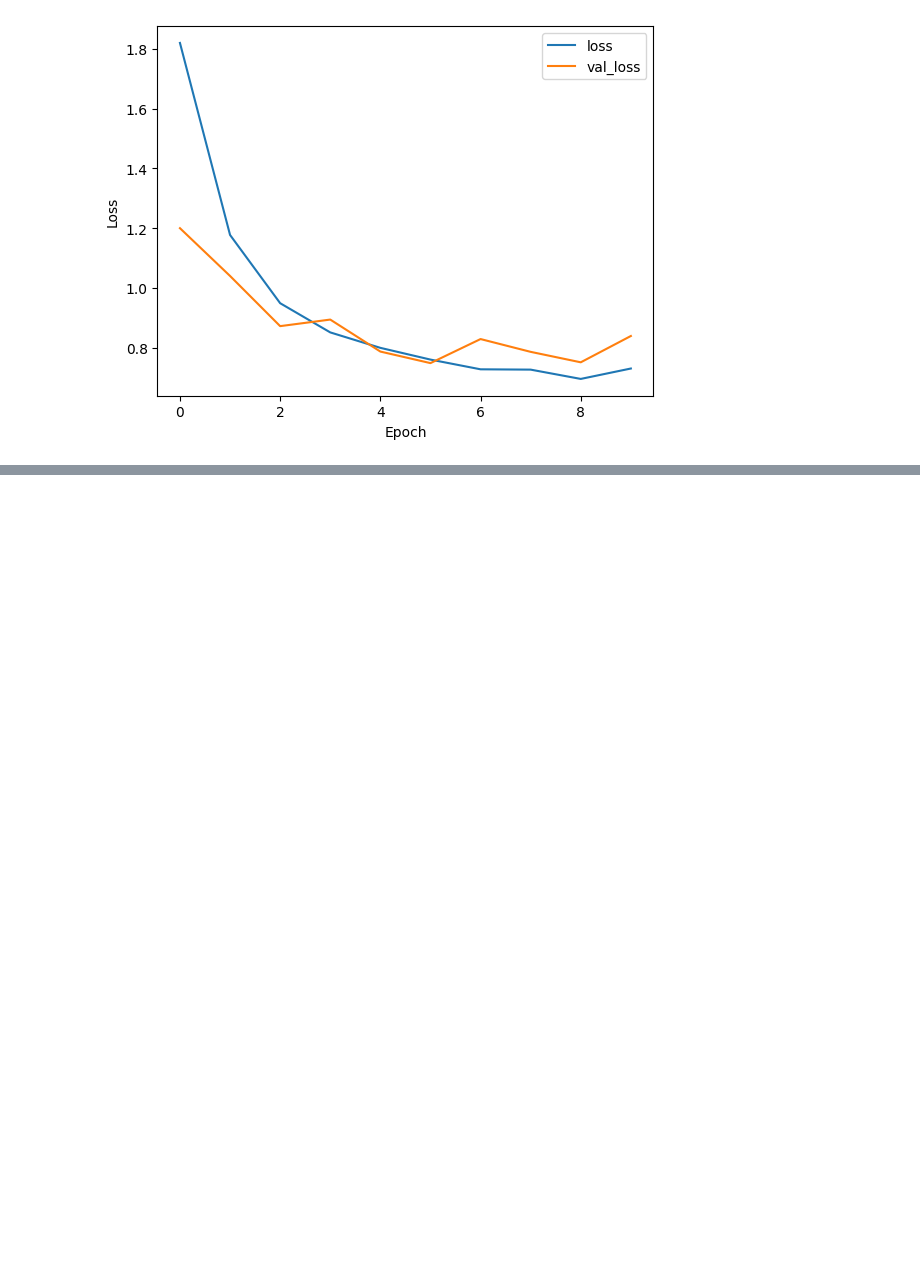
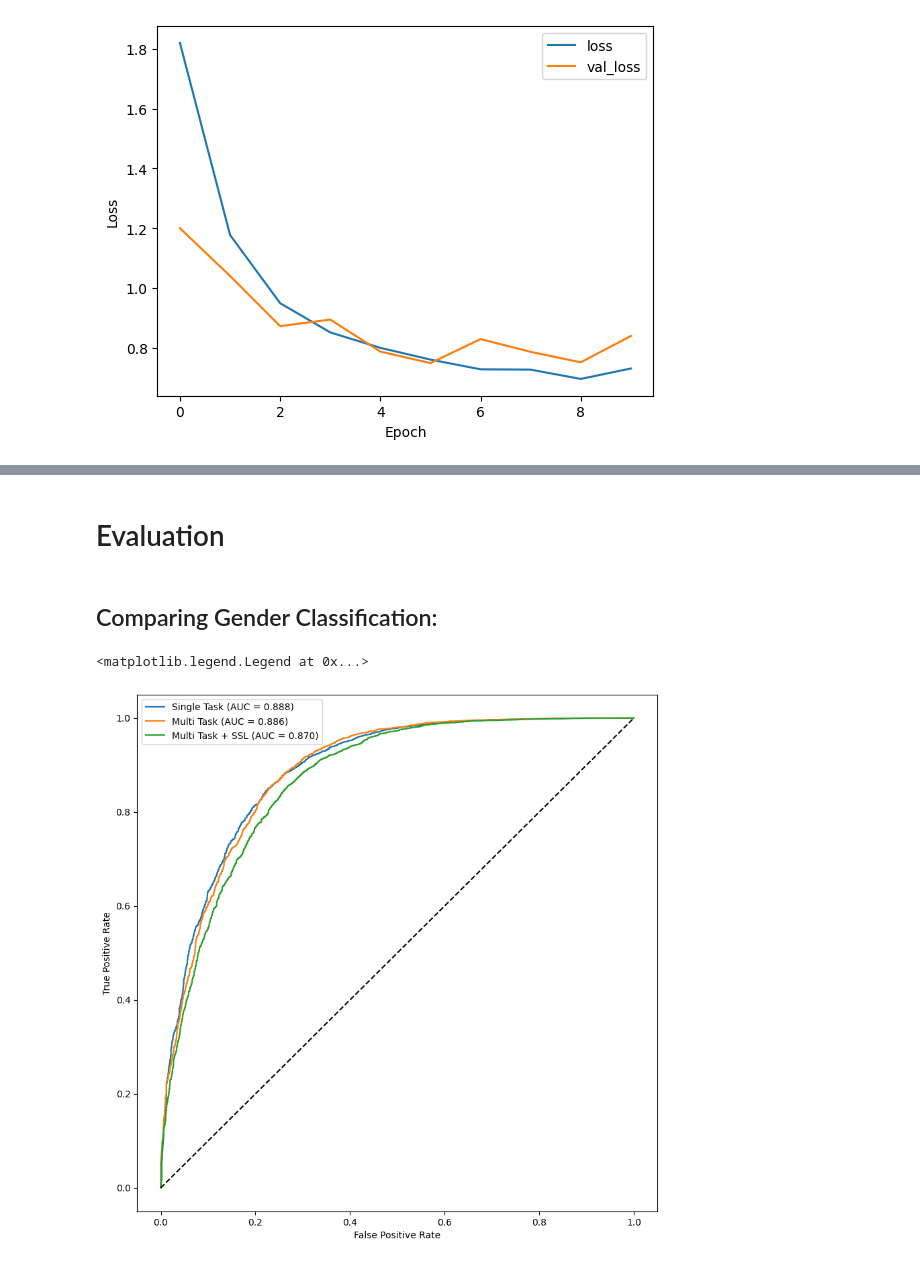
Before and after one commit to saakethkoka/ML-Lab2-Multi-Modal, a Jupyter notebook: celeb_faces.ipynb, the cells around one changed output, grey strips where cells are left out. Saved outputs shown, nothing was run; the diff lists cells and outputs as text; code cells hidden in the pictures; blank space fills up the shorter version.

```diff
--- a/celeb_faces.ipynb
+++ b/celeb_faces.ipynb
@@ -583,0 +629,7 @@ plt.legend()
+# %%
+multi_task_model = load_model(PICKLES_PATH + "multi_task_model.h5")
+y_hat_multi_task_model = multi_task_model.predict(X_test)
+
+# save to pickle:
+with open(PICKLES_PATH + "y_hat_multi_task_model.pkl", "wb") as f:
+    pickle.dump(y_hat_multi_task_model, f)
@@ -711,0 +862,3 @@ TypeError: in user code:
+# %%
+pre_trained_multi_task_model = load_model(PICKLES_PATH + "pre_trained_multi_task_model.h5")
+y_hat_pretrained_multi_task_model = pre_trained_multi_task_model.predict(X_test)
@@ -711,0 +871,42 @@ TypeError: in user code:
+# %% [markdown]
+# Evaluation
+# %%
+with open(PICKLES_PATH + "y_hat_multi_task_model.pkl", "rb") as f:
+    y_hat_multi_task_model = pickle.load(f)
+
+with open(PICKLES_PATH + "y_hat_pretrained_multi_task_model.pickle", "rb") as f:
+    y_hat_pretrained_multi_task_model = pickle.load(f)
+
+with open(PICKLES_PATH + "y_hat_age_regression_model.pkl", "rb") as f:
+    y_hat_age_regression_model = pickle.load(f)
+
+with open(PICKLES_PATH + "y_hat_gender_classification_model.pkl", "rb") as f:
+    y_hat_gender_classification_model = pickle.load(f)
+# %% [markdown]
+## Comparing Gender Classification:
+# %%
+# plot AUC ROC curve with Y_gender_test
+from sklearn.metrics import roc_curve, auc
+
+
+plt.figure(figsize=(10, 10))
+
+fpr, tpr, thresholds = roc_curve(Y_gender_test, y_hat_gender_classification_model)
+auc_score = auc(fpr, tpr)
+plt.plot(fpr, tpr, label=f"Single Task (AUC = {auc_score:.3f})")
+
+fpr, tpr, thresholds = roc_curve(Y_gender_test, y_hat_multi_task_model[1])
+auc_score = auc(fpr, tpr)
+plt.plot(fpr, tpr, label=f"Multi Task (AUC = {auc_score:.3f})")
+
+fpr, tpr, thresholds = roc_curve(Y_gender_test, y_hat_pretrained_multi_task_model[1])
+auc_score = auc(fpr, tpr)
+plt.plot(fpr, tpr, label=f"Multi Task + SSL (AUC = {auc_score:.3f})")
+
+plt.plot([0, 1], [0, 1], 'k--')
+plt.xlabel('False Positive Rate')
+plt.ylabel('True Positive Rate')
+plt.legend()
+# %% [output]
+<matplotlib.legend.Legend at 0x...>
+[figure, added]
```
Also changed, not shown: parts of 54 cells of this notebook.
